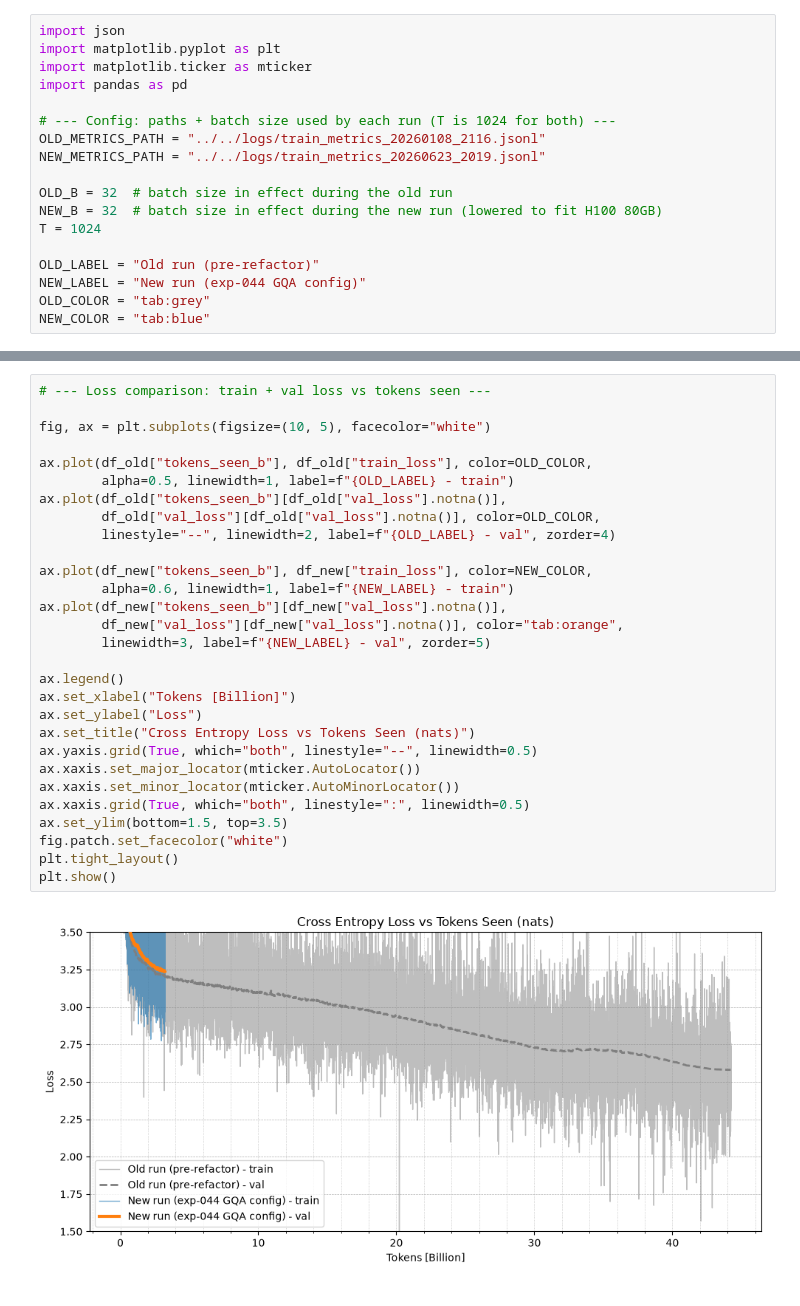
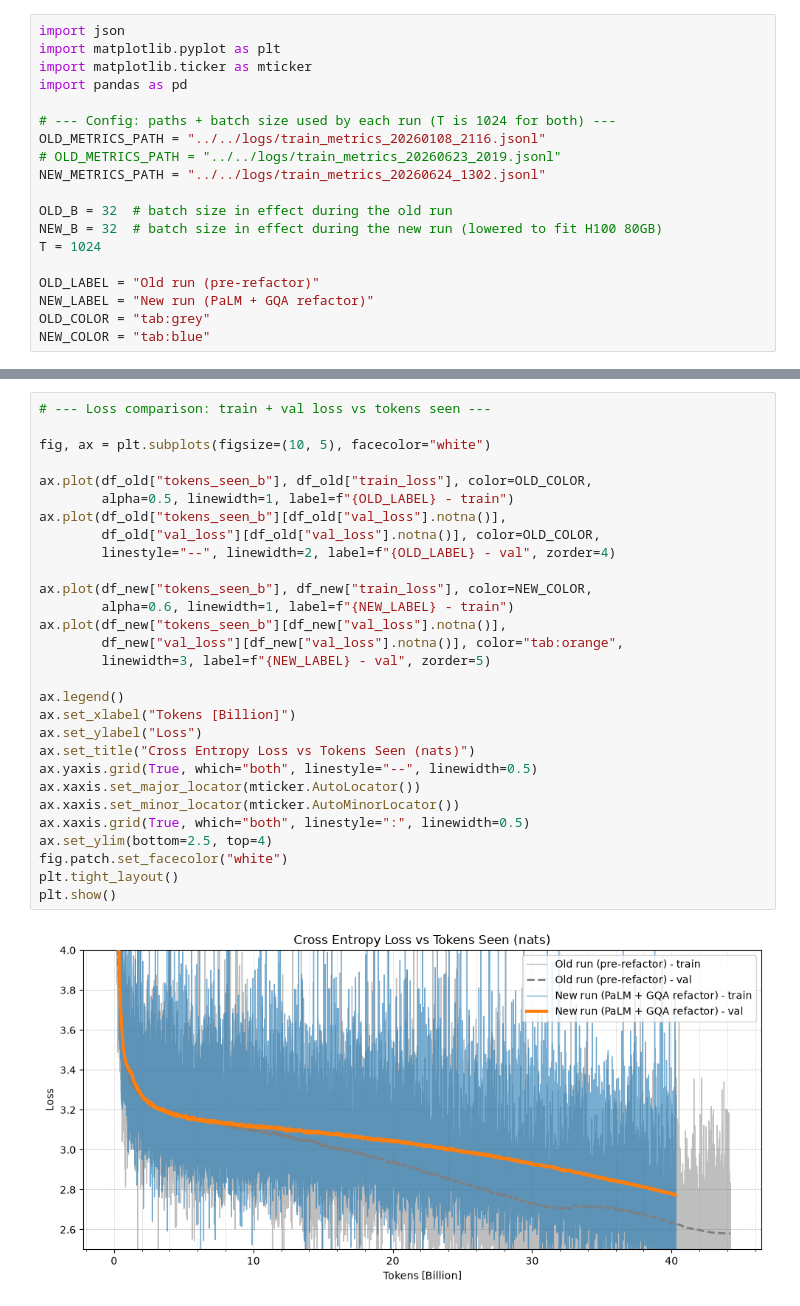
Before and after one commit to feljost/fgpt, a Jupyter notebook: report/code/visualize_compare.ipynb, the cells around one changed output, grey strips where cells are left out. Drawn from its saved outputs; the diff is of its cells as text.

```diff
--- a/report/code/visualize_compare.ipynb
+++ b/report/code/visualize_compare.ipynb
@@ -16,14 +16,15 @@ import pandas as pd
 
 # --- Config: paths + batch size used by each run (T is 1024 for both) ---
 OLD_METRICS_PATH = "../../logs/train_metrics_20260108_2116.jsonl"
-NEW_METRICS_PATH = "../../logs/train_metrics_20260623_2019.jsonl"
+# OLD_METRICS_PATH = "../../logs/train_metrics_20260623_2019.jsonl"
+NEW_METRICS_PATH = "../../logs/train_metrics_20260624_1302.jsonl"
 
 OLD_B = 32  # batch size in effect during the old run
 NEW_B = 32  # batch size in effect during the new run (lowered to fit H100 80GB)
 T = 1024
 
 OLD_LABEL = "Old run (pre-refactor)"
-NEW_LABEL = "New run (exp-044 GQA config)"
+NEW_LABEL = "New run (PaLM + GQA refactor)"
 OLD_COLOR = "tab:grey"
 NEW_COLOR = "tab:blue"
 # %%
@@ -53,34 +54,34 @@ New run: 8469 log rows, 3.23B tokens, 10.5h elapsed
 # %%
 # --- Loss comparison: train + val loss vs tokens seen ---
 
 fig, ax = plt.subplots(figsize=(10, 5), facecolor="white")
 
 ax.plot(df_old["tokens_seen_b"], df_old["train_loss"], color=OLD_COLOR,
         alpha=0.5, linewidth=1, label=f"{OLD_LABEL} - train")
 ax.plot(df_old["tokens_seen_b"][df_old["val_loss"].notna()],
         df_old["val_loss"][df_old["val_loss"].notna()], color=OLD_COLOR,
         linestyle="--", linewidth=2, label=f"{OLD_LABEL} - val", zorder=4)
 
 ax.plot(df_new["tokens_seen_b"], df_new["train_loss"], color=NEW_COLOR,
         alpha=0.6, linewidth=1, label=f"{NEW_LABEL} - train")
 ax.plot(df_new["tokens_seen_b"][df_new["val_loss"].notna()],
         df_new["val_loss"][df_new["val_loss"].notna()], color="tab:orange",
         linewidth=3, label=f"{NEW_LABEL} - val", zorder=5)
 
 ax.legend()
 ax.set_xlabel("Tokens [Billion]")
 ax.set_ylabel("Loss")
 ax.set_title("Cross Entropy Loss vs Tokens Seen (nats)")
 ax.yaxis.grid(True, which="both", linestyle="--", linewidth=0.5)
 ax.xaxis.set_major_locator(mticker.AutoLocator())
 ax.xaxis.set_minor_locator(mticker.AutoMinorLocator())
 ax.xaxis.grid(True, which="both", linestyle=":", linewidth=0.5)
-ax.set_ylim(bottom=1.5, top=3.5)
+ax.set_ylim(bottom=2.5, top=4)
 fig.patch.set_facecolor("white")
 plt.tight_layout()
 plt.show()
 # %% [output]
-[figure, old version]
+[figure, new version]
 # %%
 # --- Loss comparison vs wall-clock hours (shows throughput differences too) ---
 
```
Also changed, not shown: parts of 6 cells of this notebook, 6 other files.
